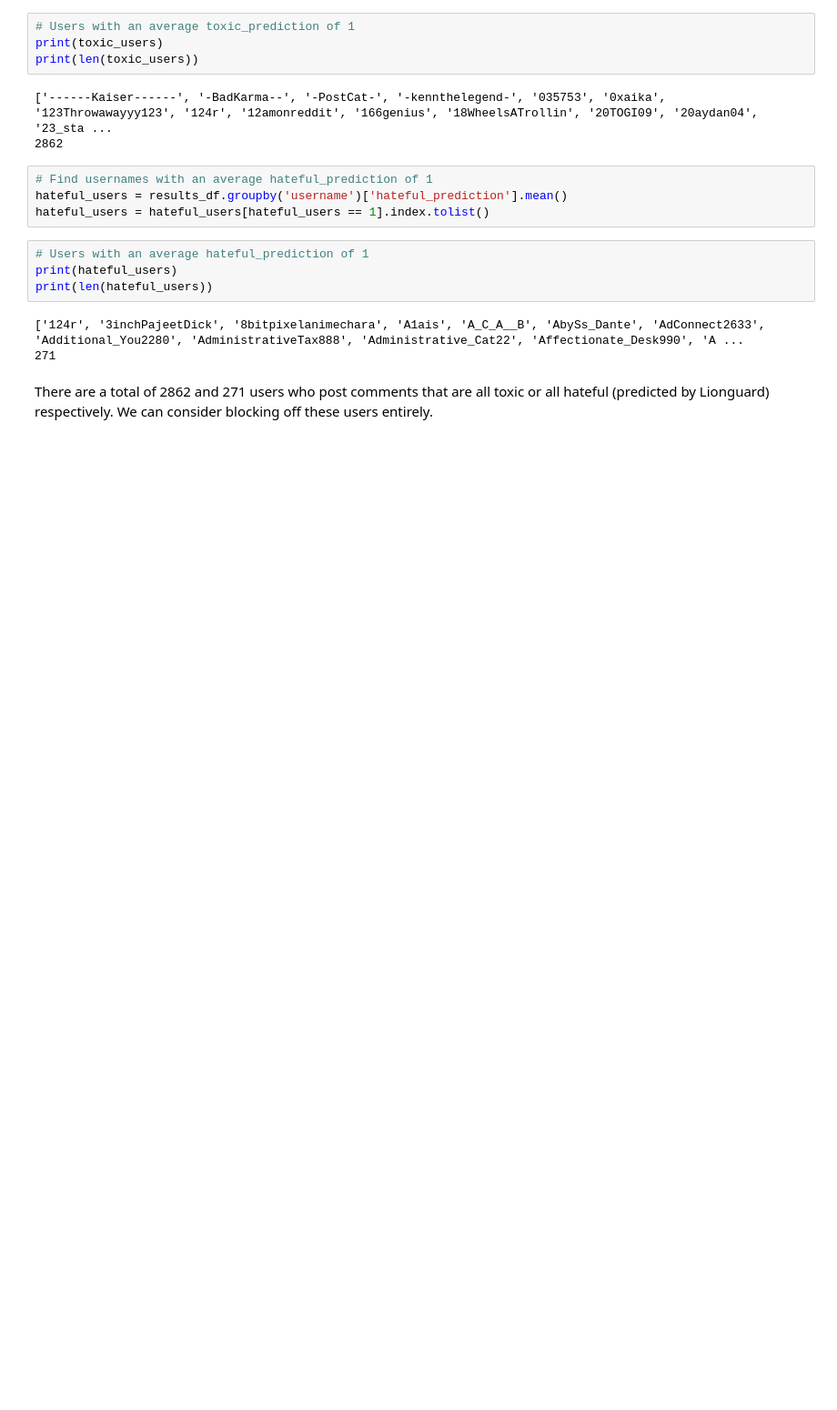
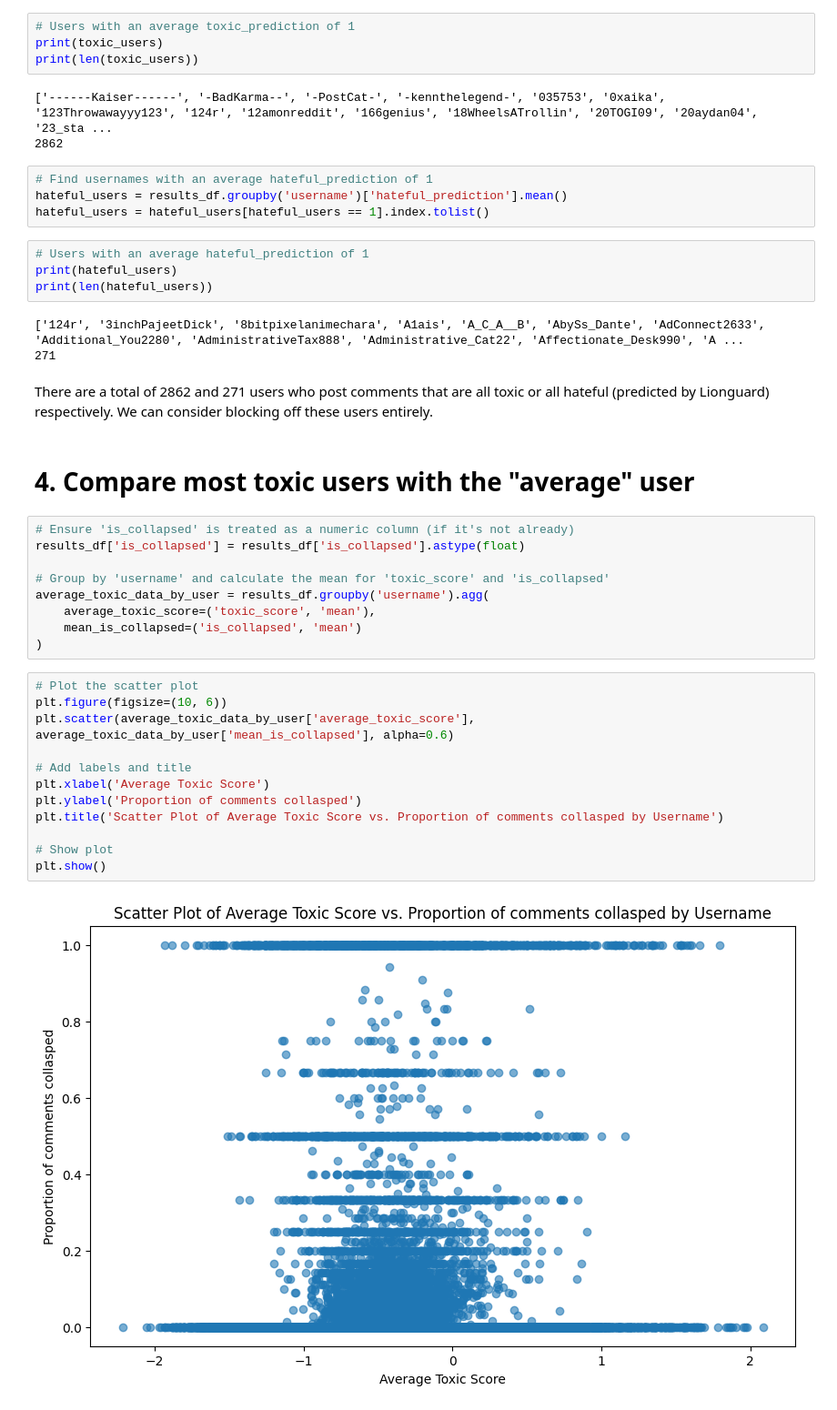
Before and after one commit to rhyden-kx/DSA4264, a Jupyter notebook: eda_2/users.ipynb, the cells around one changed output. Shown: that part at 91% size. Saved outputs shown, nothing was run; the diff lists cells and outputs as text; blank space fills up the shorter version.

Commit message:
completed moderation of toxic users

```diff
--- a/eda_2/users.ipynb
+++ b/eda_2/users.ipynb
@@ -217,3 +217,28 @@ print(len(hateful_users))
 271
 # %% [markdown]
 There are a total of 2862 and 271 users who post comments that are all toxic or all hateful (predicted by Lionguard) respectively. We can consider blocking off these users entirely.
+# %% [markdown]
+# 4. Compare most toxic users with the "average" user
+# %%
+# Ensure 'is_collapsed' is treated as a numeric column (if it's not already)
+results_df['is_collapsed'] = results_df['is_collapsed'].astype(float)
+
+# Group by 'username' and calculate the mean for 'toxic_score' and 'is_collapsed'
+average_toxic_data_by_user = results_df.groupby('username').agg(
+    average_toxic_score=('toxic_score', 'mean'),
+    mean_is_collapsed=('is_collapsed', 'mean')
+)
+# %%
+# Plot the scatter plot
+plt.figure(figsize=(10, 6))
+plt.scatter(average_toxic_data_by_user['average_toxic_score'], average_toxic_data_by_user['mean_is_collapsed'], alpha=0.6)
+
+# Add labels and title
+plt.xlabel('Average Toxic Score')
+plt.ylabel('Proportion of comments collasped')
+plt.title('Scatter Plot of Average Toxic Score vs. Proportion of comments collasped by Username')
+
+# Show plot
+plt.show()
+# %% [output]
+[figure, added]
```
Also changed, not shown: parts of 4 cells of this notebook.
